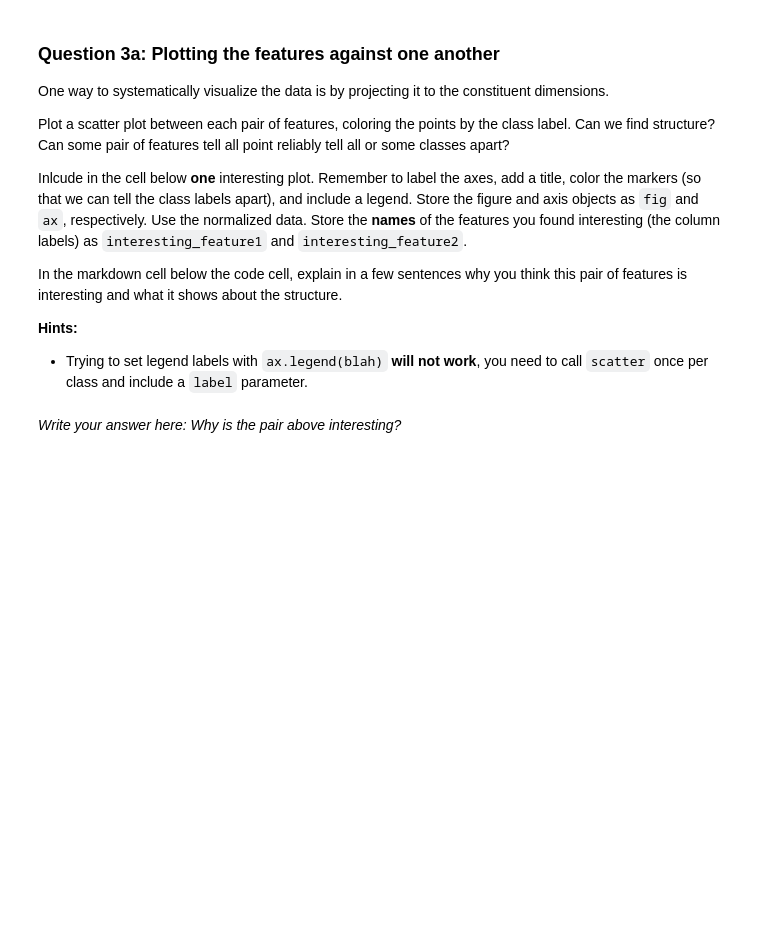
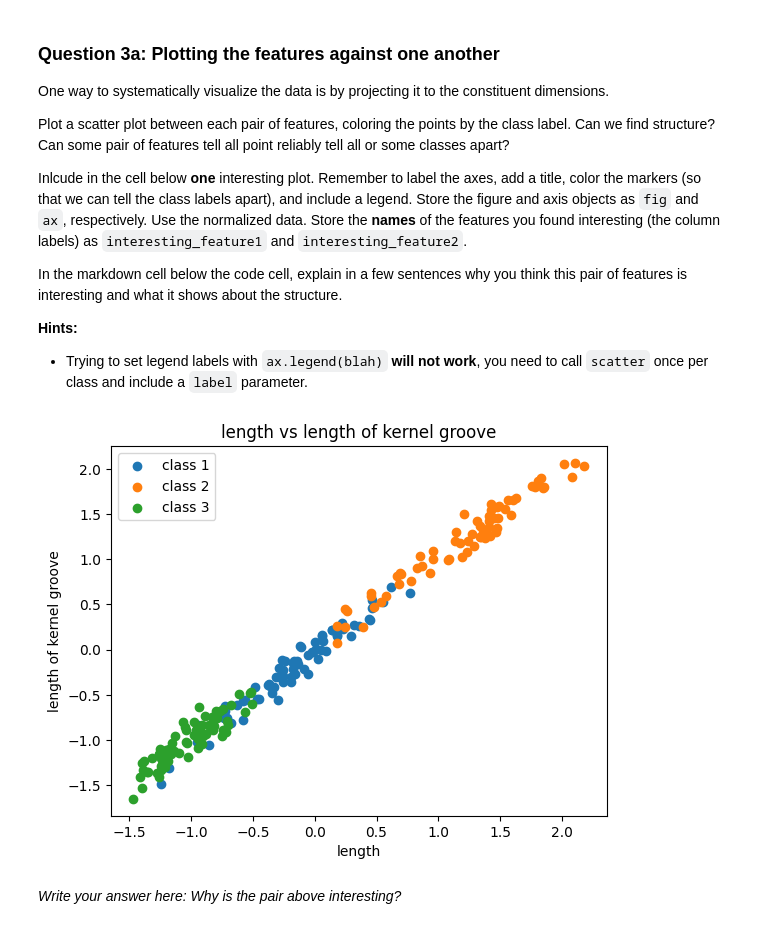
Before and after one commit to david-ferm00/data_science_and_ai, a Jupyter notebook: assignment_4/assignment4_template-1.ipynb, the cells around one changed output. Saved outputs shown, nothing was run; the diff lists cells and outputs as text; code cells hidden in the pictures; blank space fills up the shorter version.

```diff
--- a/assignment_4/assignment4_template-1.ipynb
+++ b/assignment_4/assignment4_template-1.ipynb
@@ -292,6 +292,27 @@ In the markdown cell below the code cell, explain in a few sentences why you thi
 # %%
 # Codegrade Tag Question3a
 # Do *not* remove the tag above
+import matplotlib.pyplot as plt
+
+interesting_feature1 = "length"
+interesting_feature2 = "length of kernel groove"
+
+fig, ax = plt.subplots()
+
+
+for label in np.unique(y):
+    ax.scatter(X[y == label, 0], X[y == label, 1], label = f"class {label}")
+
+
+ax.set_xlabel(interesting_feature1)
+ax.set_ylabel(interesting_feature2)
+ax.set_title(f"{interesting_feature1} vs {interesting_feature2}")
+
+ax.legend()
+
+plt.show()
+# %% [output]
+[figure, added]
 # %% [markdown]
 *Write your answer here: Why is the pair above interesting?*
 # %% [markdown]
```
Also changed, not shown: parts of 1 cell of this notebook.
